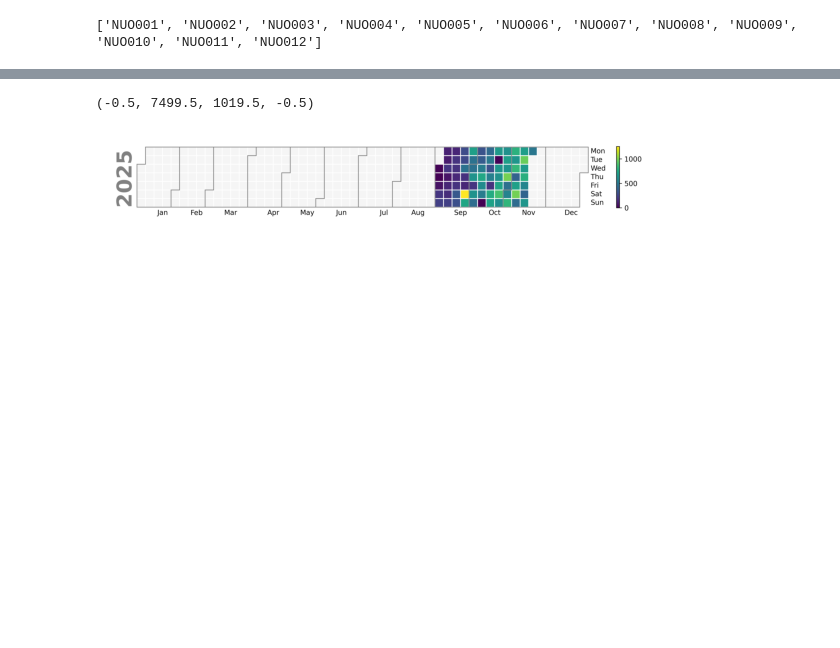
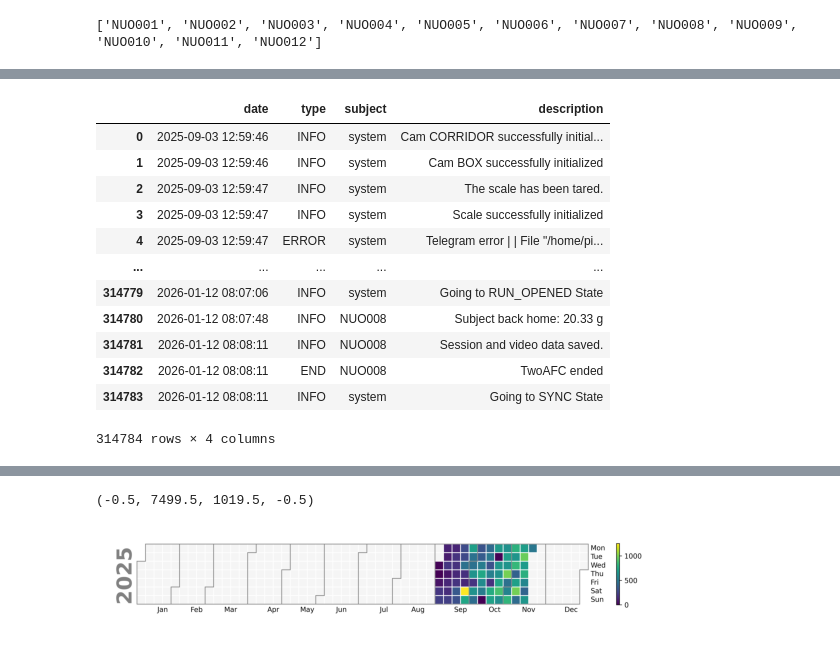
Before and after one commit to LearningCircuitsLab/lecilab-behavior-analysis, a Jupyter notebook: lecilab_behavior_analysis/plot_testing.ipynb, the cells around one changed output, grey strips where cells are left out. Drawn from its saved outputs; the diff is of its cells as text; code cells hidden in the pictures; blank space fills up the shorter version.

```diff
--- a/lecilab_behavior_analysis/plot_testing.ipynb
+++ b/lecilab_behavior_analysis/plot_testing.ipynb
@@ -102,0 +105,16 @@ events_df = utils.load_all_events(project_name=tv_projects[project_idx])
+# %%
+events_df
+# %% [output]
+|  | date | type | subject | description |
+| 0 | 2025-09-03 12:59:46 | INFO | system | Cam CORRIDOR successfully initial... |
+| 1 | 2025-09-03 12:59:46 | INFO | system | Cam BOX successfully initialized |
+| 2 | 2025-09-03 12:59:47 | INFO | system | The scale has been tared. |
+| 3 | 2025-09-03 12:59:47 | INFO | system | Scale successfully initialized |
+| 4 | 2025-09-03 12:59:47 | ERROR | system | Telegram error | | File "/home/pi... |
+| ... | ... | ... | ... | ... |
+| 314779 | 2026-01-12 08:07:06 | INFO | system | Going to RUN_OPENED State |
+| 314780 | 2026-01-12 08:07:48 | INFO | NUO008 | Subject back home: 20.33 g |
+| 314781 | 2026-01-12 08:08:11 | INFO | NUO008 | Session and video data saved. |
+| 314782 | 2026-01-12 08:08:11 | END | NUO008 | TwoAFC ended |
+| 314783 | 2026-01-12 08:08:11 | INFO | system | Going to SYNC State |
+314784 rows × 4 columns
```
Also changed, not shown: parts of 10 cells of this notebook, 2 other files.
